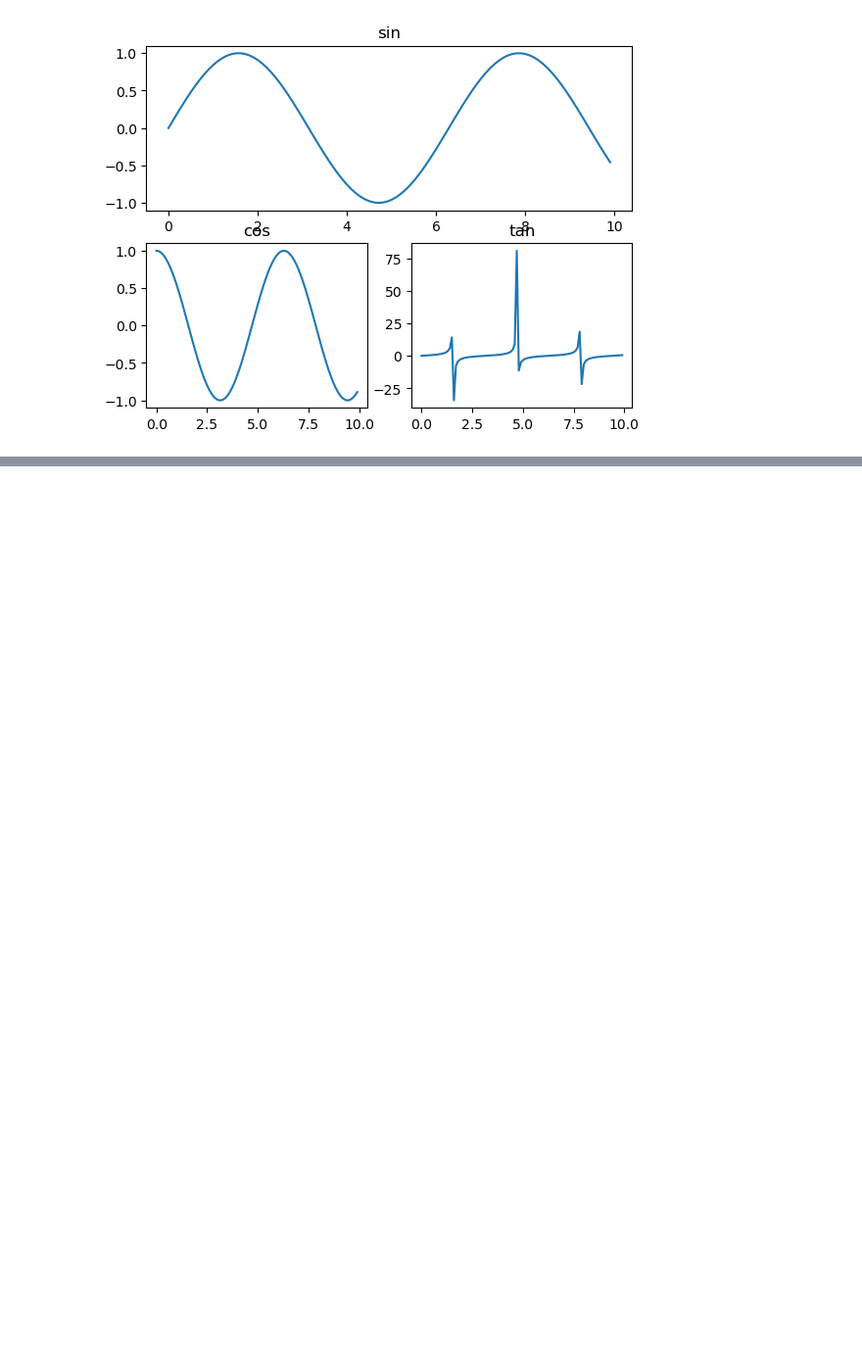
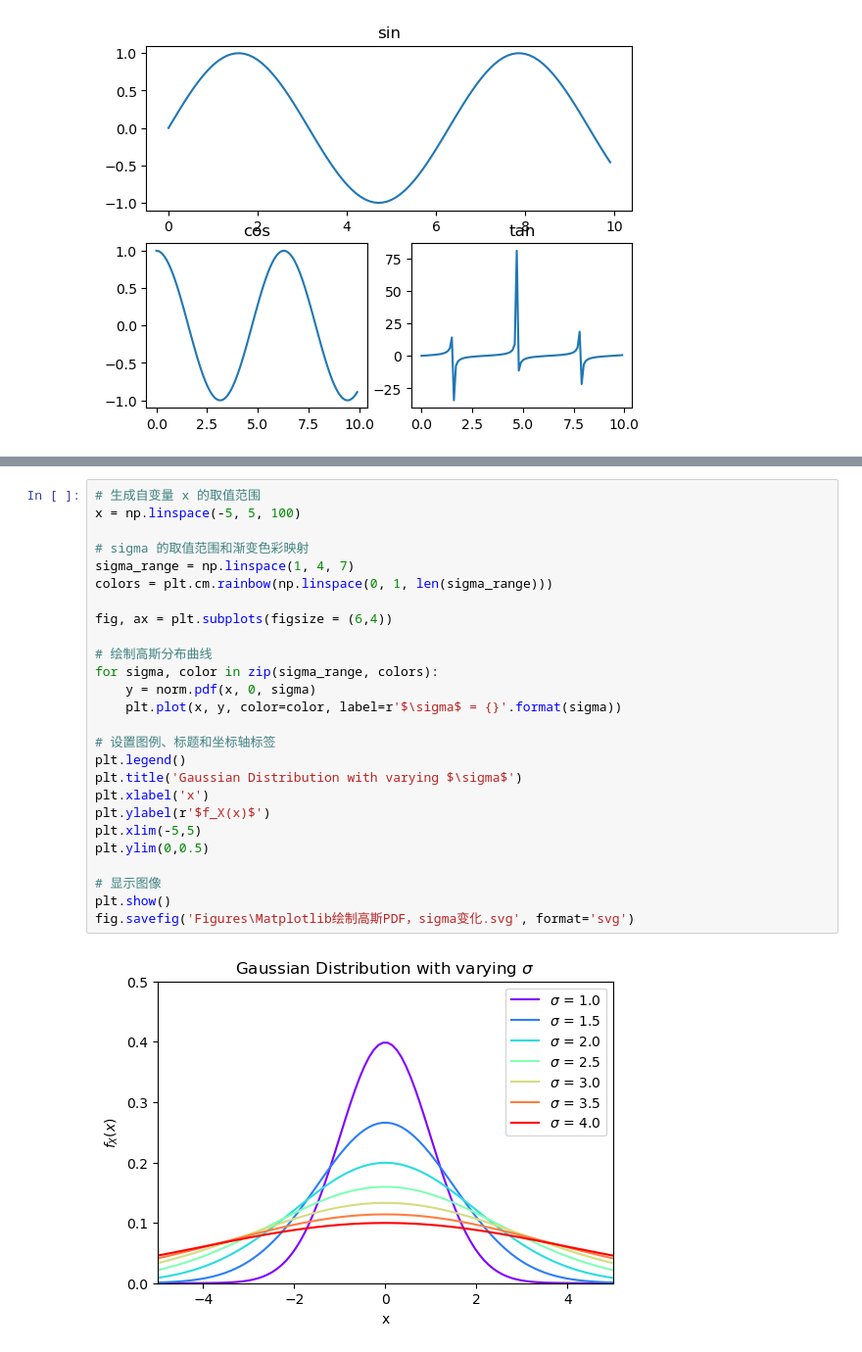
Before and after one commit to Visualize-ML/Book1_Python-For-Beginners, a Jupyter notebook: Book1_Ch10_Python_Codes/Bk1_Ch10_01.ipynb, the cells around one changed output, grey strips where cells are left out. Shown at 98% size. Drawn from its saved outputs; the diff is of its cells as text; blank space fills up the shorter version.

```diff
--- a/Book1_Ch10_Python_Codes/Bk1_Ch10_01.ipynb
+++ b/Book1_Ch10_Python_Codes/Bk1_Ch10_01.ipynb
@@ -190,0 +236,28 @@ Text(0.5, 1.0, 'tan')
+# %%
+# 生成自变量 x 的取值范围
+x = np.linspace(-5, 5, 100)
+
+# sigma 的取值范围和渐变色彩映射
+sigma_range = np.linspace(1, 4, 7)
+colors = plt.cm.rainbow(np.linspace(0, 1, len(sigma_range)))
+
+fig, ax = plt.subplots(figsize = (6,4))
+
+# 绘制高斯分布曲线
+for sigma, color in zip(sigma_range, colors):
+    y = norm.pdf(x, 0, sigma)
+    plt.plot(x, y, color=color, label=r'$\sigma$ = {}'.format(sigma))
+
+# 设置图例、标题和坐标轴标签
+plt.legend()
+plt.title('Gaussian Distribution with varying $\sigma$')
+plt.xlabel('x')
+plt.ylabel(r'$f_X(x)$')
+plt.xlim(-5,5)
+plt.ylim(0,0.5)
+
+# 显示图像
+plt.show()
+fig.savefig('Figures\Matplotlib绘制高斯PDF，sigma变化.svg', format='svg')
+# %% [output]
+[figure, added]
```
Also changed, not shown: parts of 4 cells of this notebook, 3 other files.
